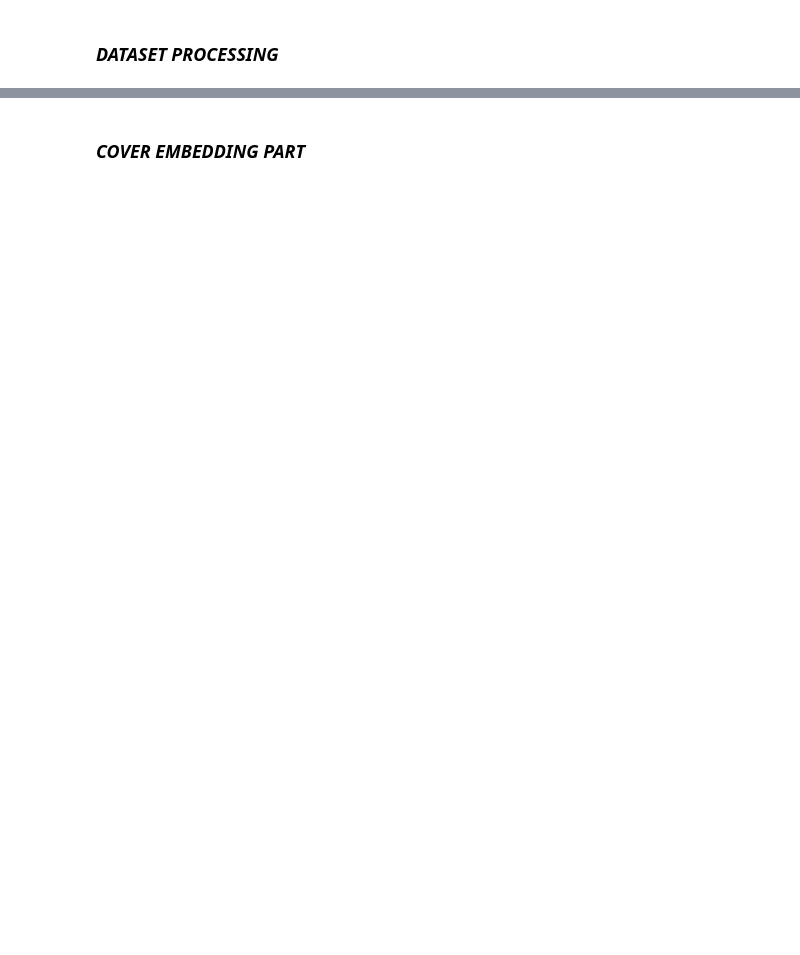
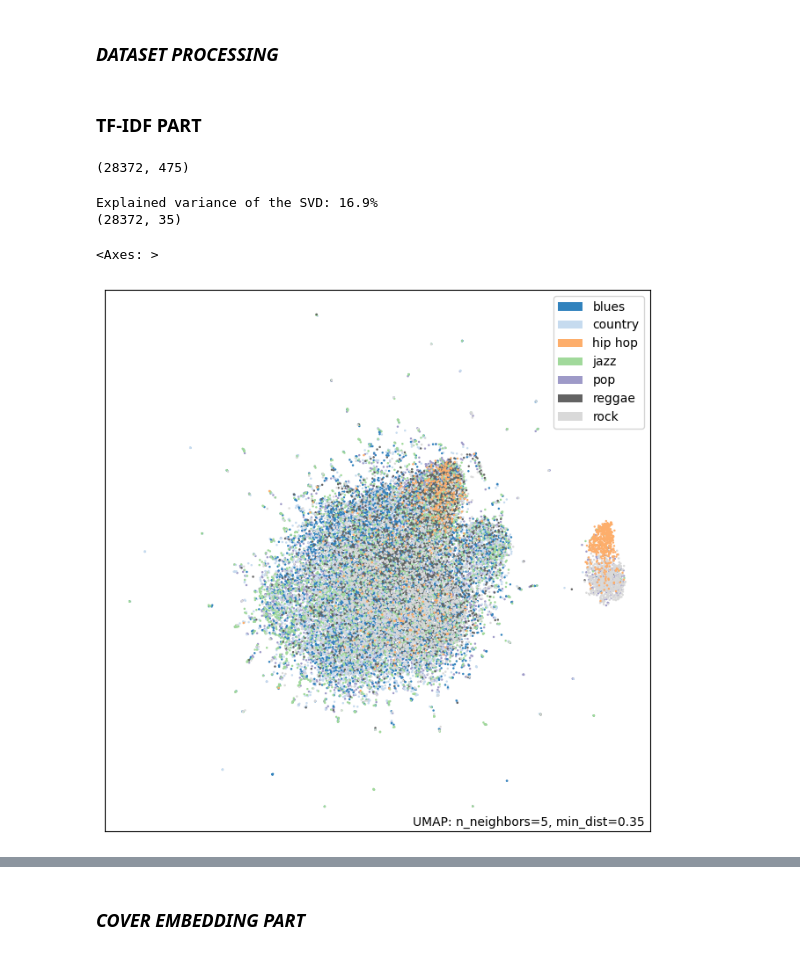
Before and after one commit to ParubokMotorniy/genre-estimator, a Jupyter notebook: guesser_lyrics_and_covers.ipynb, the cells around one changed output, grey strips where cells are left out. Cells and saved outputs as stored; diff of their text form; code cells hidden in the pictures; blank space fills up the shorter version.

```diff
--- a/guesser_lyrics_and_covers.ipynb
+++ b/guesser_lyrics_and_covers.ipynb
@@ -132,3 +65,54 @@ for i in range(len(dataset['train'])):
   if genre_idx != prev_genre:
     genre_idx_delimiters.append(i)
     prev_genre = genre_idx
+# %% [markdown]
+### TF-IDF PART
+# %%
+def remove_repetitions(song:str):
+    clean_song = set()
+
+    for word in song.split():
+        if not word in clean_song:
+            clean_song.add(word)
+
+    return " ".join(list(clean_song))
+# %%
+from sklearn.feature_extraction.text import TfidfVectorizer
+
+lyrics_vectorizer = TfidfVectorizer(max_df=0.8, min_df=0.015, use_idf=True, lowercase=True, smooth_idf=True)
+lyrics_tfidf = lyrics_vectorizer.fit_transform([remove_repetitions(song) for song in dataset['train']['sentence']])
+
+print(lyrics_tfidf.shape)
+# %% [output]
+(28372, 475)
+# %%
+from sklearn.decomposition import TruncatedSVD
+from sklearn.preprocessing import Normalizer
+from sklearn.pipeline import make_pipeline
+
+svd_reduction = make_pipeline(TruncatedSVD(n_components=35), Normalizer(copy=False))
+reduced_lyrics_tfidf = svd_reduction.fit_transform(lyrics_tfidf)
+
+explained_variance = svd_reduction[0].explained_variance_ratio_.sum()
+
+print(f"Explained variance of the SVD: {explained_variance * 100:.1f}%")
+print(reduced_lyrics_tfidf.shape)
+# %% [output]
+Explained variance of the SVD: 16.9%
+(28372, 35)
+# %%
+import umap
+import umap.plot
+
+metric = 'euclidean'
+
+dim_reducer = umap.UMAP( n_neighbors=5,
+      min_dist=0.35,
+      n_components=2,
+      metric=metric
+)
+pure_reductions = dim_reducer.fit(reduced_lyrics_tfidf)
+umap.plot.points(pure_reductions, labels=np.array([unique_genres[i] for i in dataset['train']['label']]), theme='green', show_legend=True)
+# %% [output]
+<Axes: >
+[figure, added]
```
Also changed, not shown: parts of 30 cells of this notebook.
